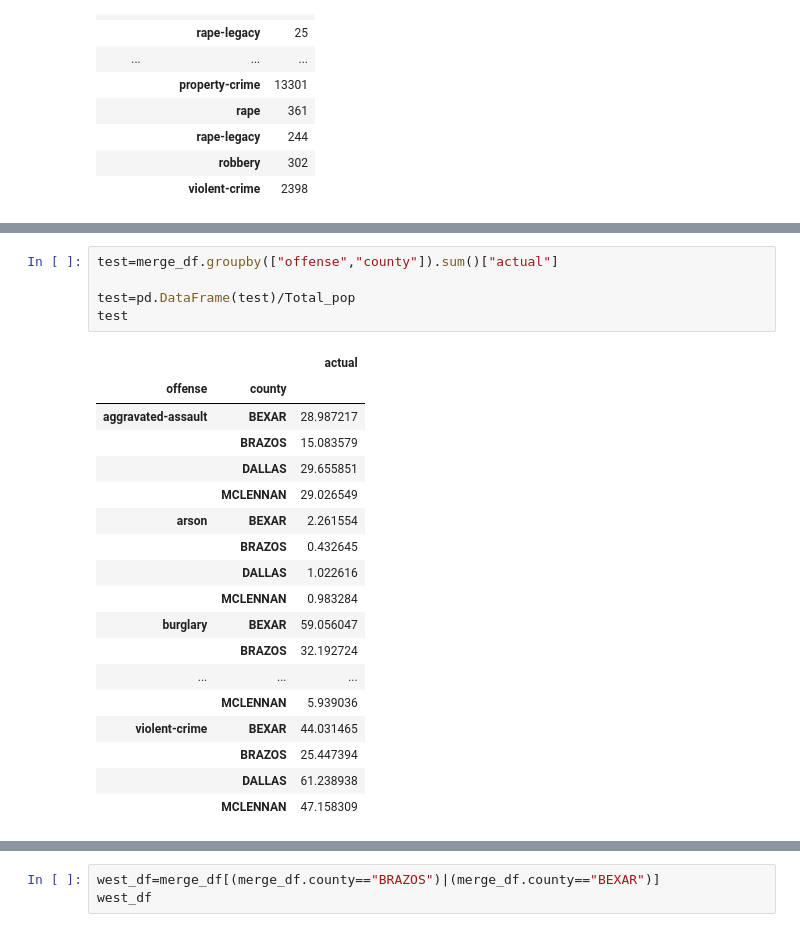
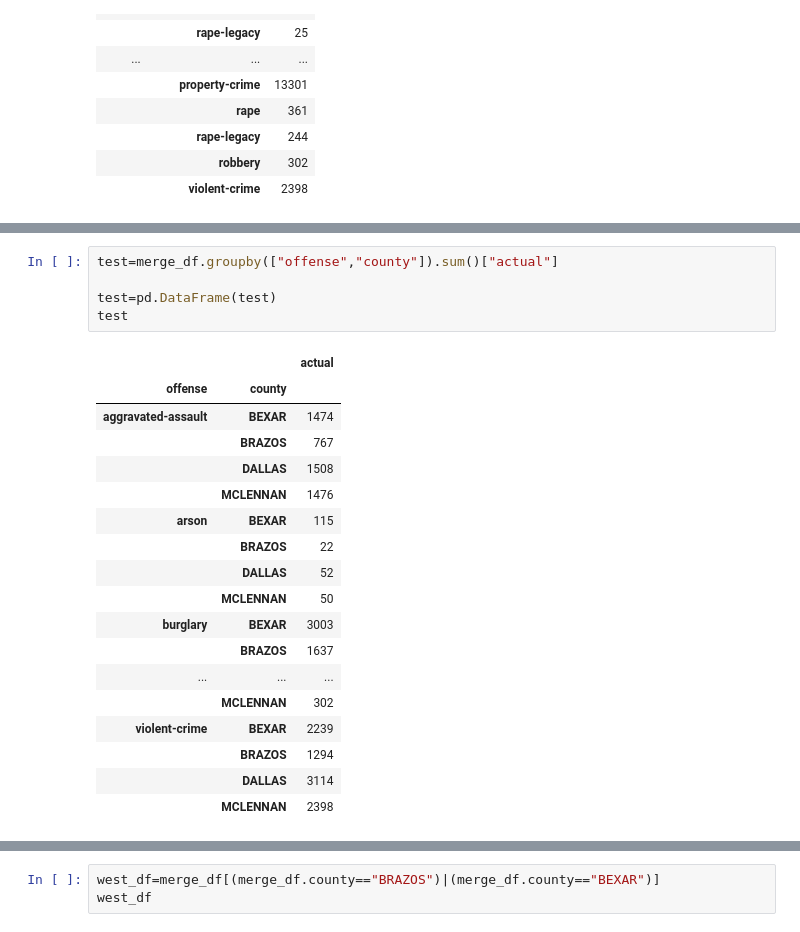
Before and after one commit to Aprieto7/Project-1, a Jupyter notebook: Crime_Data.ipynb, the cells around one changed output, grey strips where cells are left out. Cells and saved outputs as stored; diff of their text form.

```diff
--- a/Crime_Data.ipynb
+++ b/Crime_Data.ipynb
@@ -215,27 +218,27 @@ plt.savefig("figures/county_by_crime_per_capita.png")
 # %%
 test=merge_df.groupby(["offense","county"]).sum()["actual"]
 
-test=pd.DataFrame(test)/Total_pop
+test=pd.DataFrame(test)
 test
 # %% [output]
 |  |  | actual |
 | offense | county |  |
-| aggravated-assault | BEXAR | 28.987217 |
-|  | BRAZOS | 15.083579 |
-|  | DALLAS | 29.655851 |
-|  | MCLENNAN | 29.026549 |
-| arson | BEXAR | 2.261554 |
-|  | BRAZOS | 0.432645 |
-|  | DALLAS | 1.022616 |
-|  | MCLENNAN | 0.983284 |
-| burglary | BEXAR | 59.056047 |
-|  | BRAZOS | 32.192724 |
+| aggravated-assault | BEXAR | 1474 |
+|  | BRAZOS | 767 |
+|  | DALLAS | 1508 |
+|  | MCLENNAN | 1476 |
+| arson | BEXAR | 115 |
+|  | BRAZOS | 22 |
+|  | DALLAS | 52 |
+|  | MCLENNAN | 50 |
+| burglary | BEXAR | 3003 |
+|  | BRAZOS | 1637 |
 | ... | ... | ... |
-|  | MCLENNAN | 5.939036 |
-| violent-crime | BEXAR | 44.031465 |
-|  | BRAZOS | 25.447394 |
-|  | DALLAS | 61.238938 |
-|  | MCLENNAN | 47.158309 |
+|  | MCLENNAN | 302 |
+| violent-crime | BEXAR | 2239 |
+|  | BRAZOS | 1294 |
+|  | DALLAS | 3114 |
+|  | MCLENNAN | 2398 |
 # %%
 def f(row):
     if row.name[1]=="BEXAR":
```
Also changed, not shown: parts of 33 cells of this notebook.
